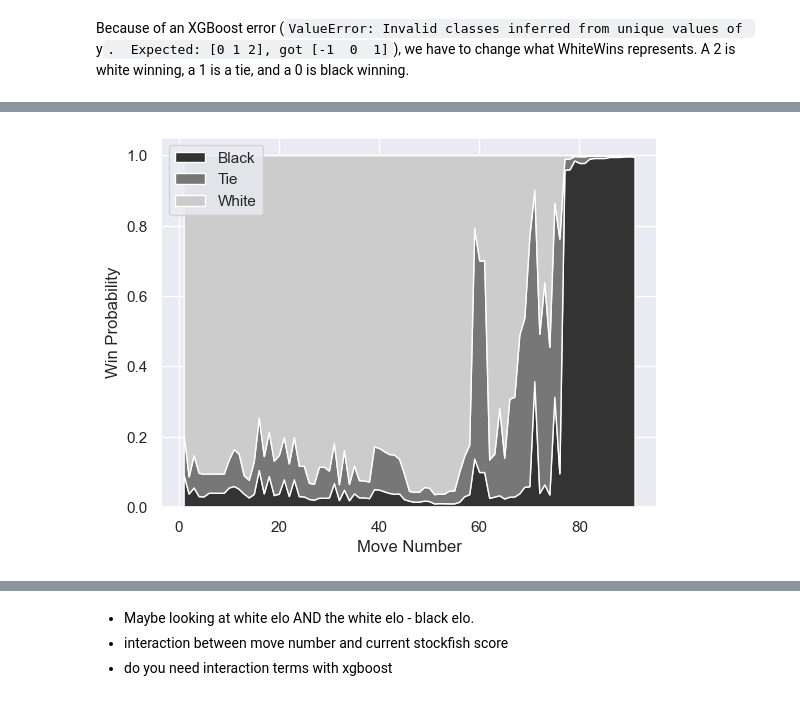
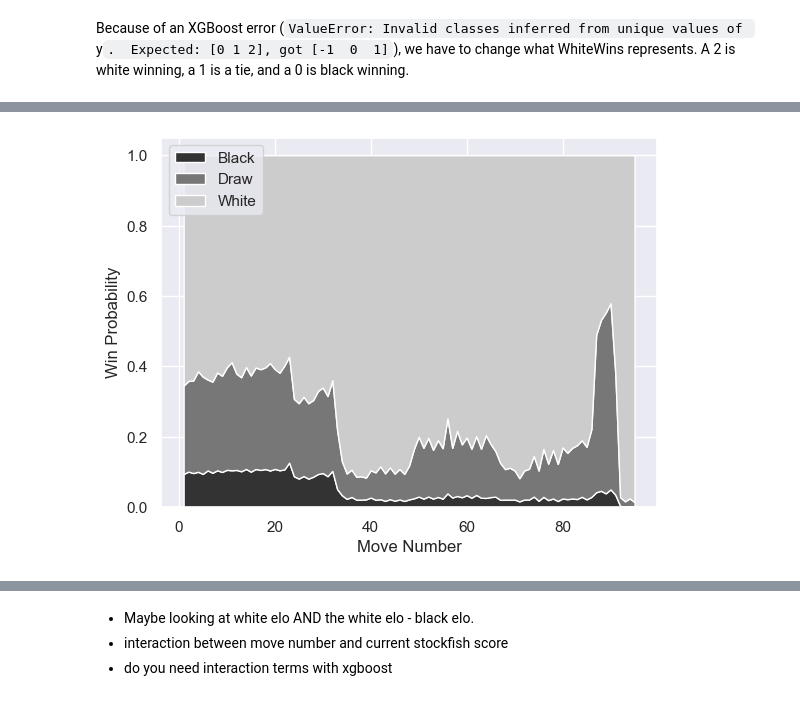
Before and after one commit to piercingecho/chess-win-probability-modeling, a Jupyter notebook: any_move_winprob.ipynb, the cells around one changed output, grey strips where cells are left out. Saved outputs shown, nothing was run; the diff lists cells and outputs as text; code cells hidden in the pictures.

Commit message:
Added visualizations for win probability changing over time

```diff
--- a/any_move_winprob.ipynb
+++ b/any_move_winprob.ipynb
@@ -189,7 +189,7 @@ NOTE THAT some of the moves from stockfish, from this example, have "NA" as thei
 # %%
 from buildChessDFPerMove import buildChessDataframePerMove
 
-x_trainPerMove, y_trainPerMove = buildChessDataframePerMove(x_primtrain, y_primtrain)
+x_trainPerMove, y_trainPerMove = buildChessDataframePerMove(x_train, y_train)
 x_testPerMove, y_testPerMove = buildChessDataframePerMove(x_test, y_test)
 x_validPerMove, y_validPerMove = buildChessDataframePerMove(x_valid, y_valid)
 # %% [markdown]
@@ -364,42 +693,4 @@ dtype: int64
-# %%
-def buildStackedLinearWPPlot(dataframe, game_id, model, scaler):
-    '''
-    Creates a stacked linear plot of predicted win probabilities using a win probability model.
-
-    Parameters:
-    - dataframe: the pandas dataframe (non-scaled) with all the data.
-    - game_id: the id of the game to be used (integer).
-    - model: Some subtype of Classifier. Must have a predict_proba() function to use on the dataframe.
-
-    - scaler: how the data is scaled before using the model.
-    '''
-
-    df_to_predict = dataframe.loc[pd.IndexSlice[:, game_id], :]
-    scaled_df_to_predict = scaler.fit_transform(df_to_predict)
-    probabilities = model.predict_proba(scaled_df_to_predict)
-
-    move_numbers = df_to_predict.loc[:,'MoveNumber'].values
-    black_probas = probabilities[:,0]
-    tie_probas = probabilities[:,1]
-    white_probas = probabilities[:,2]
-
-
-    sns.set_theme(palette=None)
-    color_map = ['#333', '#777', '#ccc']
-    plt.stackplot(move_numbers,
-                  black_probas,
-                  tie_probas,
-                  white_probas,
-                  colors=color_map,
-                  labels=['Black', 'Draw', 'White'],)
-
-    plt.xlabel('Move Number')
-    plt.ylabel('Win Probability')
-    plt.legend(loc='upper left')
-    #plt.stackplot(df.x, df.y1, df.y2, df.y3)
-
-    return
 # %%
-buildStackedLinearWPPlot(x_validPerMove, 14922, model, scaler)
+buildStackedLinearWPPlot(x_validPerMove, 16404, model, scaler)
 # %% [output]
-[figure, old version]
+[figure, new version]
```
Also changed, not shown: parts of 72 cells of this notebook, 2 other files.
